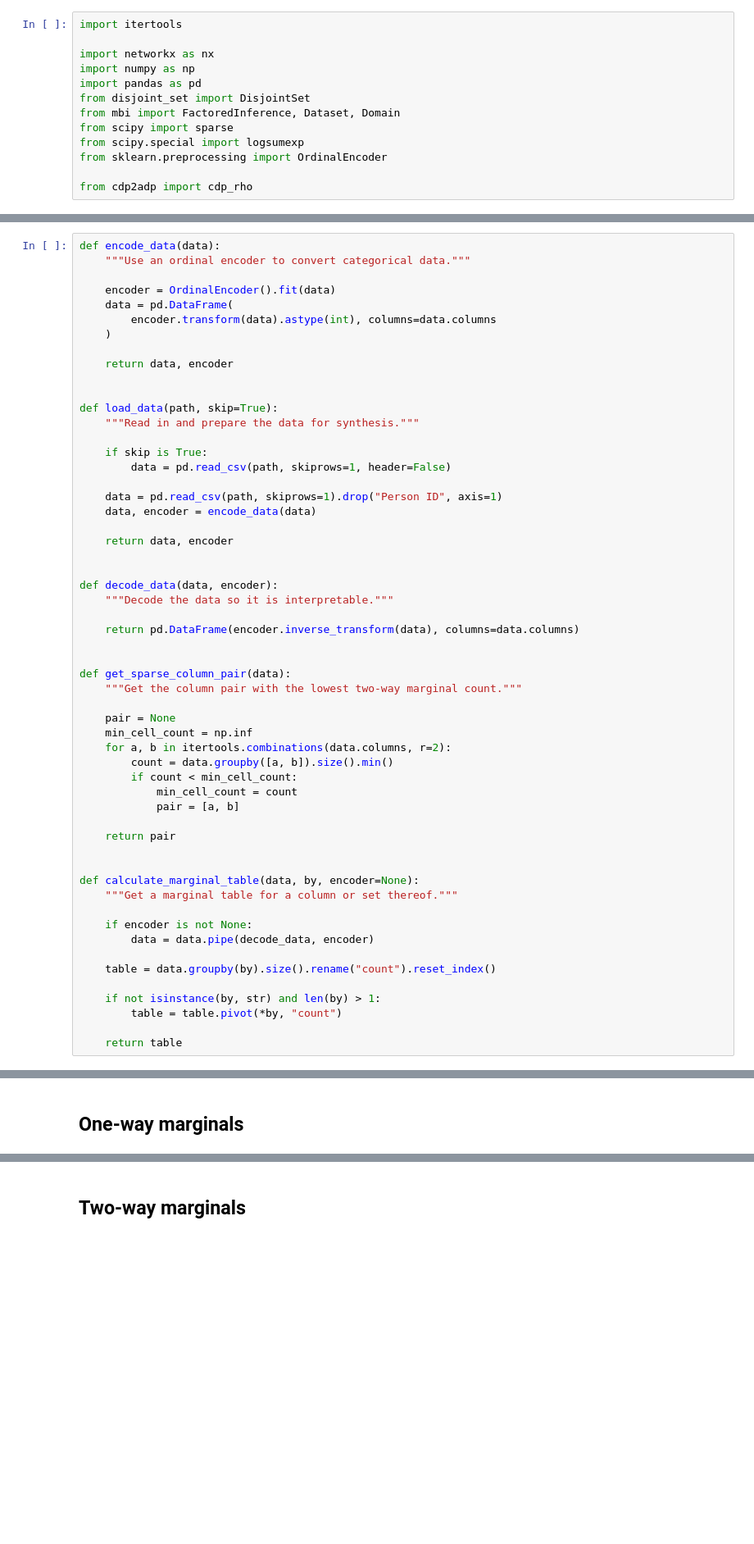
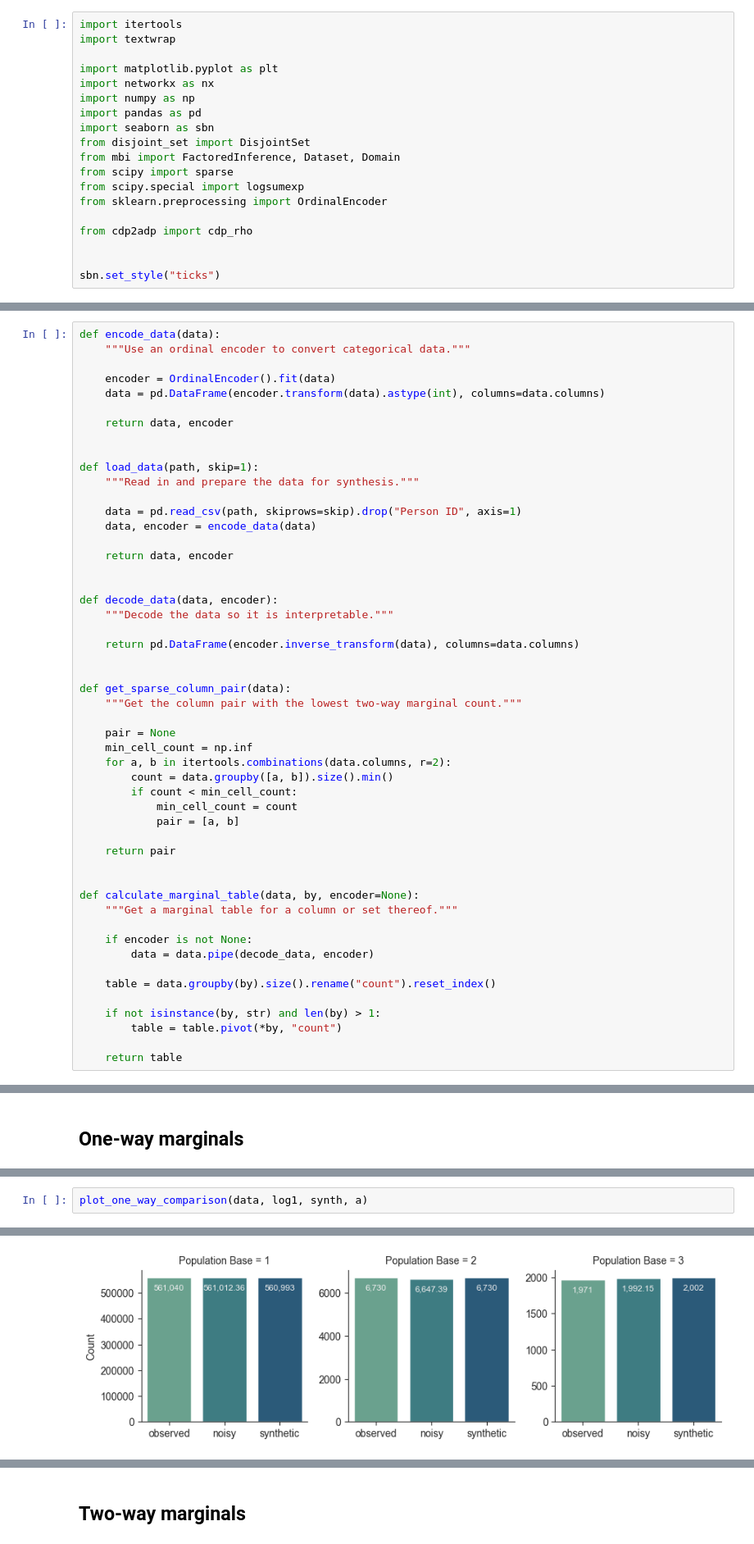
Before and after one commit to datasciencecampus/mst-demo, a Jupyter notebook: main.ipynb, the cells around one changed output, grey strips where cells are left out. Shown at 82% size. Saved outputs shown, nothing was run; the diff lists cells and outputs as text; blank space fills up the shorter version.

Commit message:
Add figures to demo (update requirements too)

```diff
--- a/main.ipynb
+++ b/main.ipynb
@@ -1,9 +1,12 @@
 # %%
 import itertools
+import textwrap
 
+import matplotlib.pyplot as plt
 import networkx as nx
 import numpy as np
 import pandas as pd
+import seaborn as sbn
 from disjoint_set import DisjointSet
 from mbi import FactoredInference, Dataset, Domain
 from scipy import sparse
@@ -11,6 +14,9 @@ from scipy.special import logsumexp
 from sklearn.preprocessing import OrdinalEncoder
 
 from cdp2adp import cdp_rho
+
+
+sbn.set_style("ticks")
 # %%
 """
 Taken from https://github.com/ryan112358/private-pgm/blob/master/mechanisms/mst.py
@@ -152,20 +158,15 @@ def encode_data(data):
     """Use an ordinal encoder to convert categorical data."""
 
     encoder = OrdinalEncoder().fit(data)
-    data = pd.DataFrame(
-        encoder.transform(data).astype(int), columns=data.columns
-    )
+    data = pd.DataFrame(encoder.transform(data).astype(int), columns=data.columns)
 
     return data, encoder
 
 
-def load_data(path, skip=True):
+def load_data(path, skip=1):
     """Read in and prepare the data for synthesis."""
 
-    if skip is True:
-        data = pd.read_csv(path, skiprows=1, header=False)
-
-    data = pd.read_csv(path, skiprows=1).drop("Person ID", axis=1)
+    data = pd.read_csv(path, skiprows=skip).drop("Person ID", axis=1)
     data, encoder = encode_data(data)
 
     return data, encoder
@@ -273,0 +331,3 @@ compare_one_ways(data, log1, synth, a)
+# %%
+plot_one_way_comparison(data, log1, synth, a)
+# %% [output]
@@ -274,2 +335,3 @@ compare_one_ways(data, log1, synth, a)
+[figure, added]
 # %%
 compare_one_ways(data, log1, synth, b)
```
Also changed, not shown: parts of 16 cells of this notebook, 2 other files.
